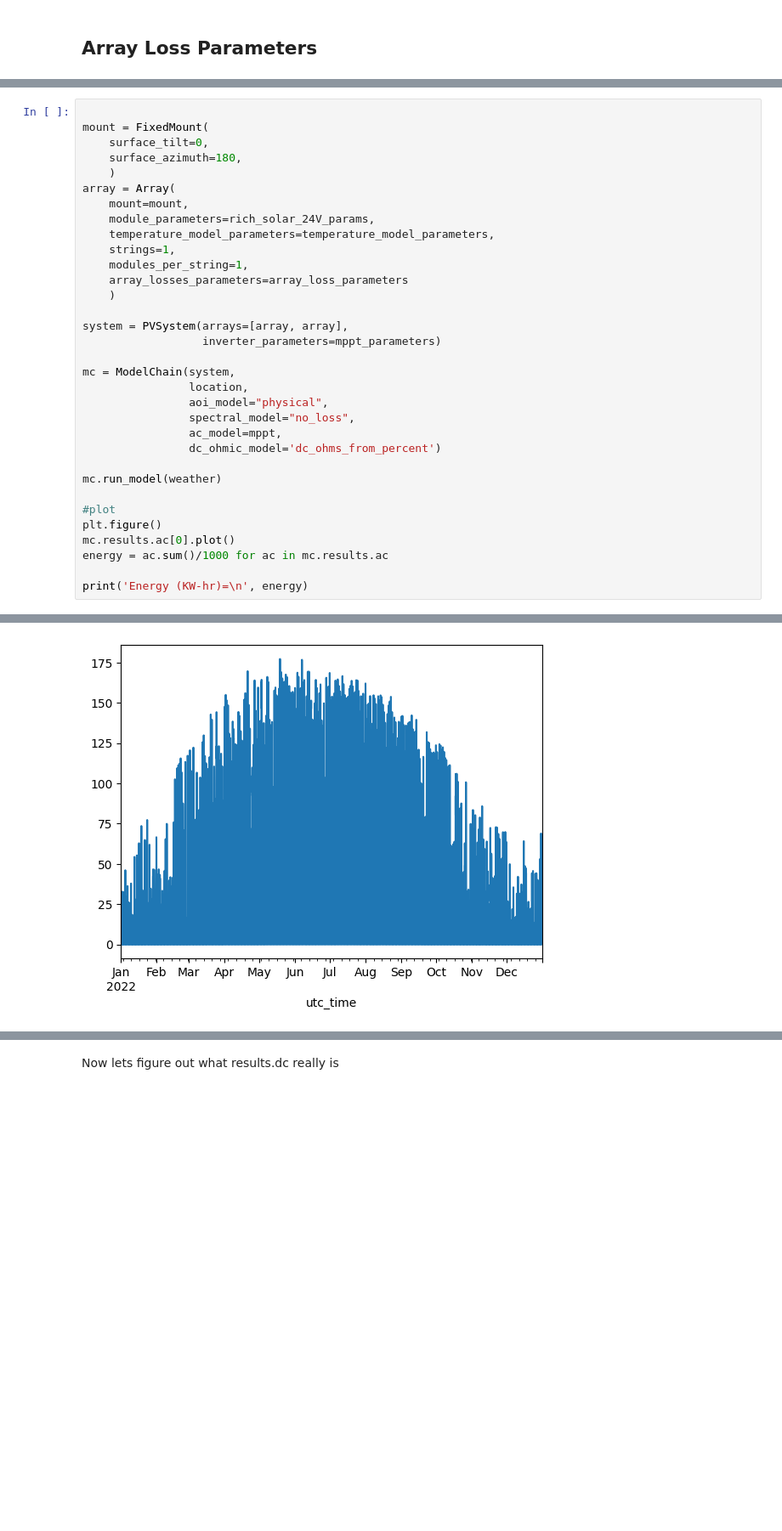
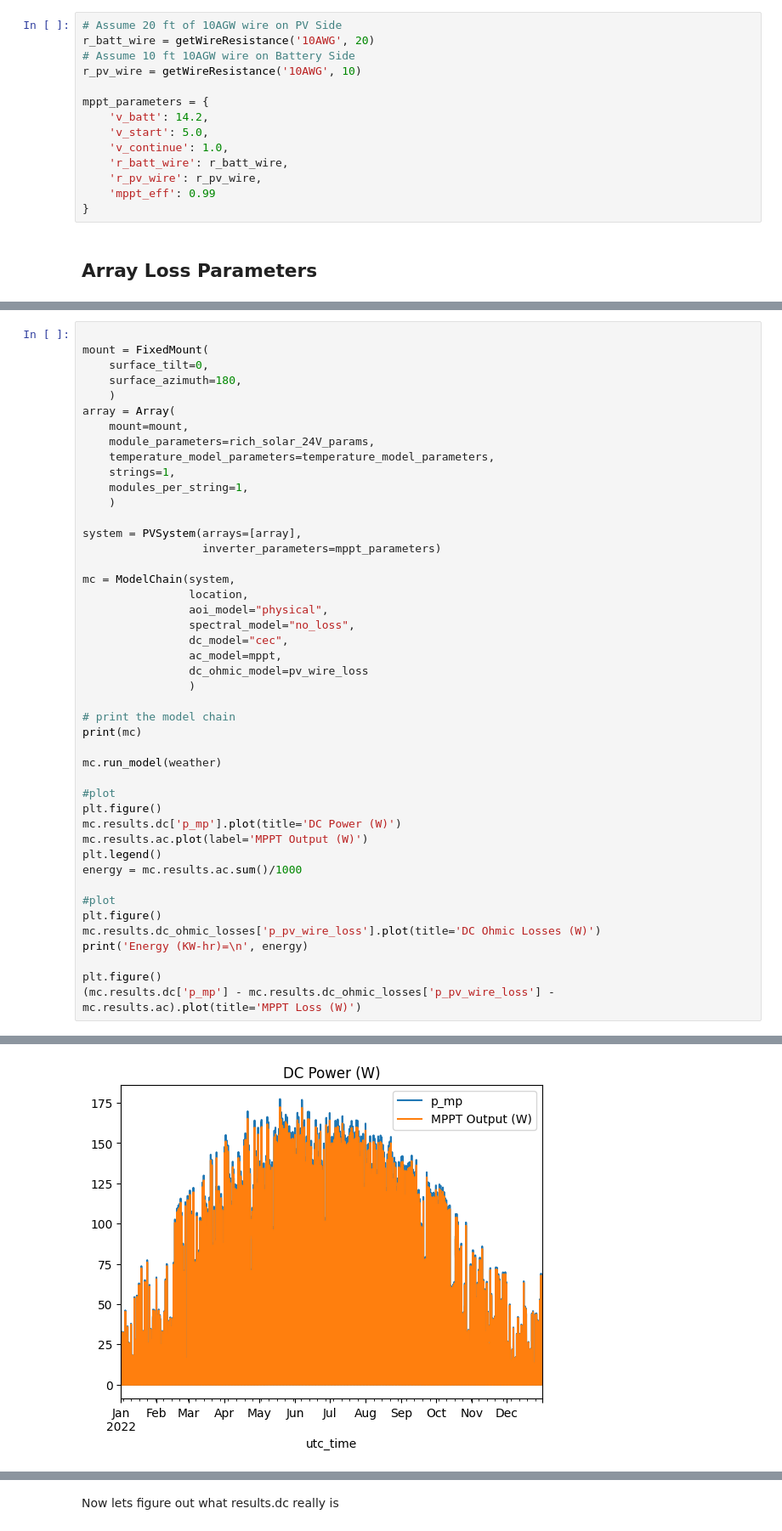
Before and after one commit to natecostello/pv-partial-shading, a Jupyter notebook: pvlib-modelchain-exploration.ipynb, the cells around one changed output, grey strips where cells are left out. Shown at 85% size. Cells and saved outputs as stored; diff of their text form; blank space fills up the shorter version.

Commit message:
testing mppt and ohmic loss

```diff
--- a/pvlib-modelchain-exploration.ipynb
+++ b/pvlib-modelchain-exploration.ipynb
@@ -77,2 +69,16 @@ mppt_parameters = {
+# %%
+# Assume 20 ft of 10AGW wire on PV Side
+r_batt_wire = getWireResistance('10AWG', 20)
+# Assume 10 ft 10AGW wire on Battery Side
+r_pv_wire = getWireResistance('10AWG', 10)
+
+mppt_parameters = {
+    'v_batt': 14.2,
+    'v_start': 5.0,
+    'v_continue': 1.0,
+    'r_batt_wire': r_batt_wire,
+    'r_pv_wire': r_pv_wire,
+    'mppt_eff': 0.99
+}
 # %% [markdown]
 ## Array Loss Parameters
@@ -92,25 +98,37 @@ array = Array(
     temperature_model_parameters=temperature_model_parameters,
     strings=1,
     modules_per_string=1,
-    array_losses_parameters=array_loss_parameters
     )
 
-system = PVSystem(arrays=[array, array],
+system = PVSystem(arrays=[array],
                   inverter_parameters=mppt_parameters)
 
 mc = ModelChain(system,
                 location,
                 aoi_model="physical",
                 spectral_model="no_loss",
+                dc_model="cec",
                 ac_model=mppt,
-                dc_ohmic_model='dc_ohms_from_percent')
+                dc_ohmic_model=pv_wire_loss
+                )
+
+# print the model chain
+print(mc)
 
 mc.run_model(weather)
 
 #plot
 plt.figure()
-mc.results.ac[0].plot()
-energy = ac.sum()/1000 for ac in mc.results.ac
+mc.results.dc['p_mp'].plot(title='DC Power (W)')
+mc.results.ac.plot(label='MPPT Output (W)')
+plt.legend()
+energy = mc.results.ac.sum()/1000
 
+#plot
+plt.figure()
+mc.results.dc_ohmic_losses['p_pv_wire_loss'].plot(title='DC Ohmic Losses (W)')
 print('Energy (KW-hr)=\n', energy)
+
+plt.figure()
+(mc.results.dc['p_mp'] - mc.results.dc_ohmic_losses['p_pv_wire_loss'] - mc.results.ac).plot(title='MPPT Loss (W)')
 # %% [output]
@@ -118 +153 @@ AttributeError: 'tuple' object has no attribute 'sum'
-[figure, old version]
+[figure, new version]
```
Also changed, not shown: parts of 8 cells of this notebook.
